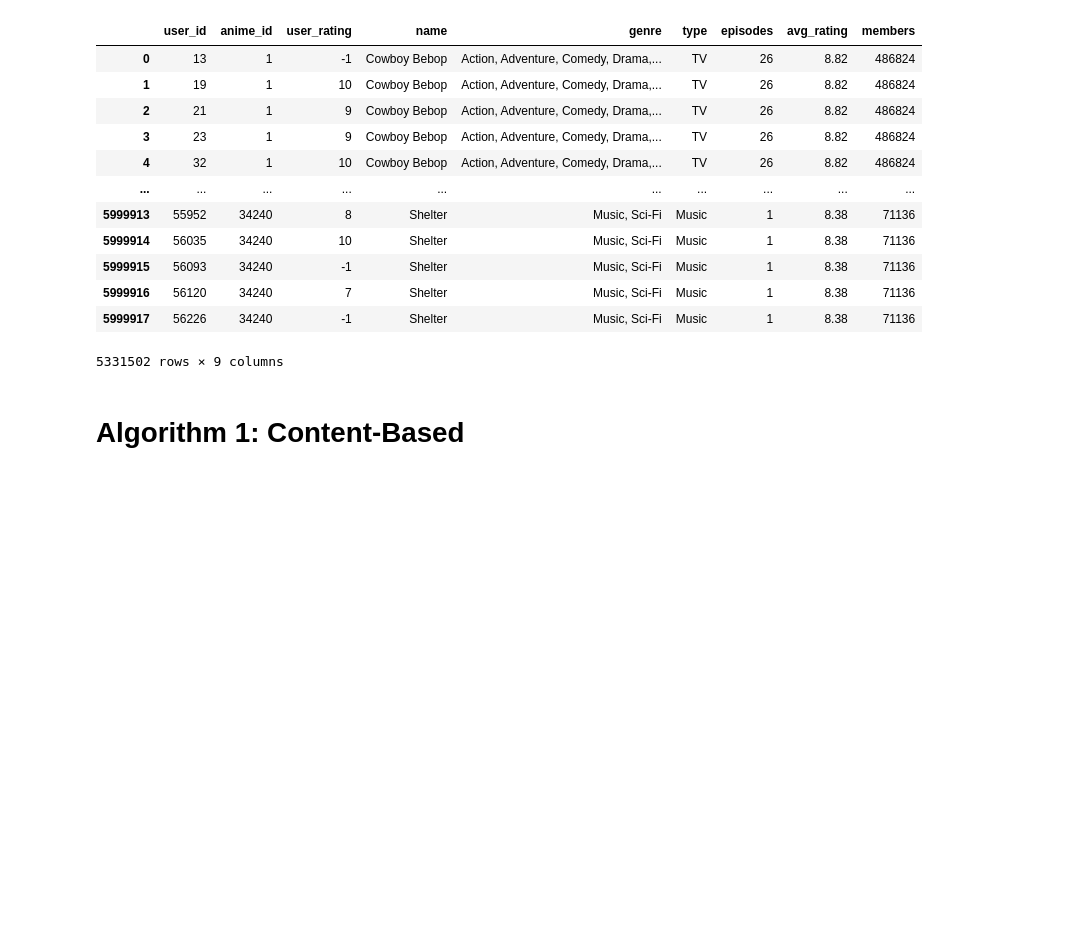
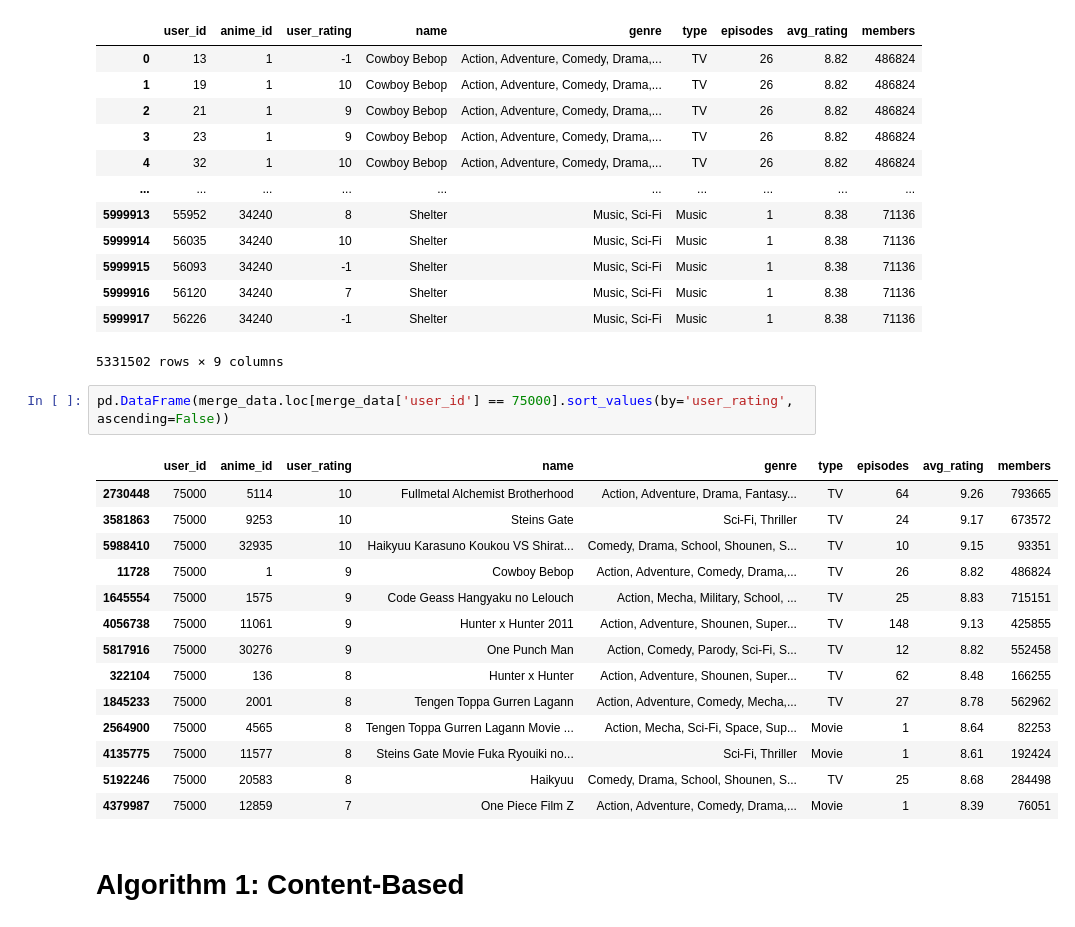
Before and after one commit to zhilin1112/AnimeRecmmendedSystem, a Jupyter notebook: ContentBasedAndUserBasedRecommenderSystem.ipynb, the cells around one changed output. Saved outputs shown, nothing was run; the diff lists cells and outputs as text; blank space fills up the shorter version.

```diff
--- a/ContentBasedAndUserBasedRecommenderSystem.ipynb
+++ b/ContentBasedAndUserBasedRecommenderSystem.ipynb
@@ -323,6 +323,23 @@ merge_data
 | 5999916 | 56120 | 34240 | 7 | Shelter | Music, Sci-Fi | Music | 1 | 8.38 | 71136 |
 | 5999917 | 56226 | 34240 | -1 | Shelter | Music, Sci-Fi | Music | 1 | 8.38 | 71136 |
 5331502 rows × 9 columns
+# %%
+pd.DataFrame(merge_data.loc[merge_data['user_id'] == 75000].sort_values(by='user_rating', ascending=False))
+# %% [output]
+|  | user_id | anime_id | user_rating | name | genre | type | episodes | avg_rating | members |
+| 2730448 | 75000 | 5114 | 10 | Fullmetal Alchemist Brotherhood | Action, Adventure, Drama, Fantasy... | TV | 64 | 9.26 | 793665 |
+| 3581863 | 75000 | 9253 | 10 | Steins Gate | Sci-Fi, Thriller | TV | 24 | 9.17 | 673572 |
+| 5988410 | 75000 | 32935 | 10 | Haikyuu Karasuno Koukou VS Shirat... | Comedy, Drama, School, Shounen, S... | TV | 10 | 9.15 | 93351 |
+| 11728 | 75000 | 1 | 9 | Cowboy Bebop | Action, Adventure, Comedy, Drama,... | TV | 26 | 8.82 | 486824 |
+| 1645554 | 75000 | 1575 | 9 | Code Geass Hangyaku no Lelouch | Action, Mecha, Military, School, ... | TV | 25 | 8.83 | 715151 |
+| 4056738 | 75000 | 11061 | 9 | Hunter x Hunter 2011 | Action, Adventure, Shounen, Super... | TV | 148 | 9.13 | 425855 |
+| 5817916 | 75000 | 30276 | 9 | One Punch Man | Action, Comedy, Parody, Sci-Fi, S... | TV | 12 | 8.82 | 552458 |
+| 322104 | 75000 | 136 | 8 | Hunter x Hunter | Action, Adventure, Shounen, Super... | TV | 62 | 8.48 | 166255 |
+| 1845233 | 75000 | 2001 | 8 | Tengen Toppa Gurren Lagann | Action, Adventure, Comedy, Mecha,... | TV | 27 | 8.78 | 562962 |
+| 2564900 | 75000 | 4565 | 8 | Tengen Toppa Gurren Lagann Movie ... | Action, Mecha, Sci-Fi, Space, Sup... | Movie | 1 | 8.64 | 82253 |
+| 4135775 | 75000 | 11577 | 8 | Steins Gate Movie Fuka Ryouiki no... | Sci-Fi, Thriller | Movie | 1 | 8.61 | 192424 |
+| 5192246 | 75000 | 20583 | 8 | Haikyuu | Comedy, Drama, School, Shounen, S... | TV | 25 | 8.68 | 284498 |
+| 4379987 | 75000 | 12859 | 7 | One Piece Film Z | Action, Adventure, Comedy, Drama,... | Movie | 1 | 8.39 | 76051 |
 # %% [markdown]
 # Algorithm 1: Content-Based
 # %% [markdown]
```
Also changed, not shown: parts of 17 cells of this notebook, 1 other file.
